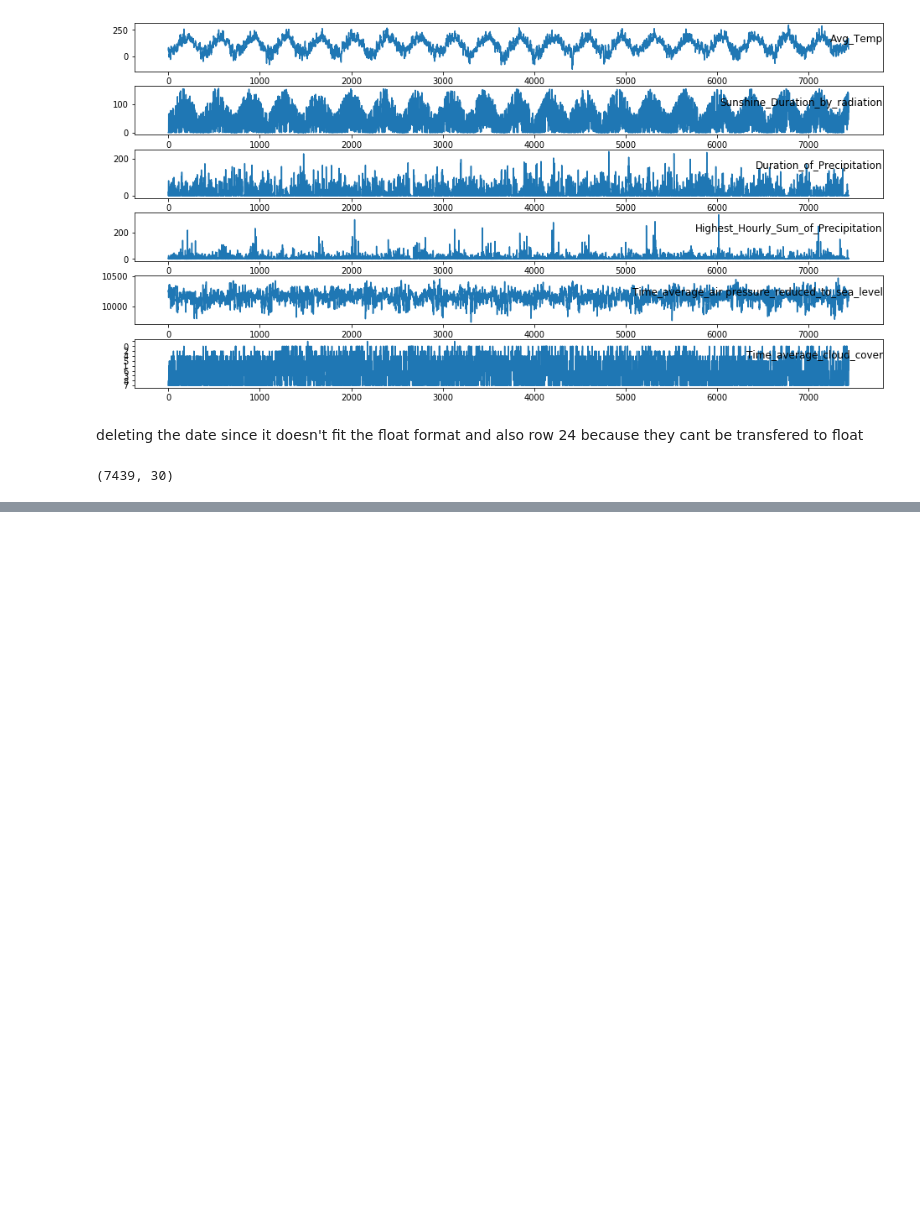
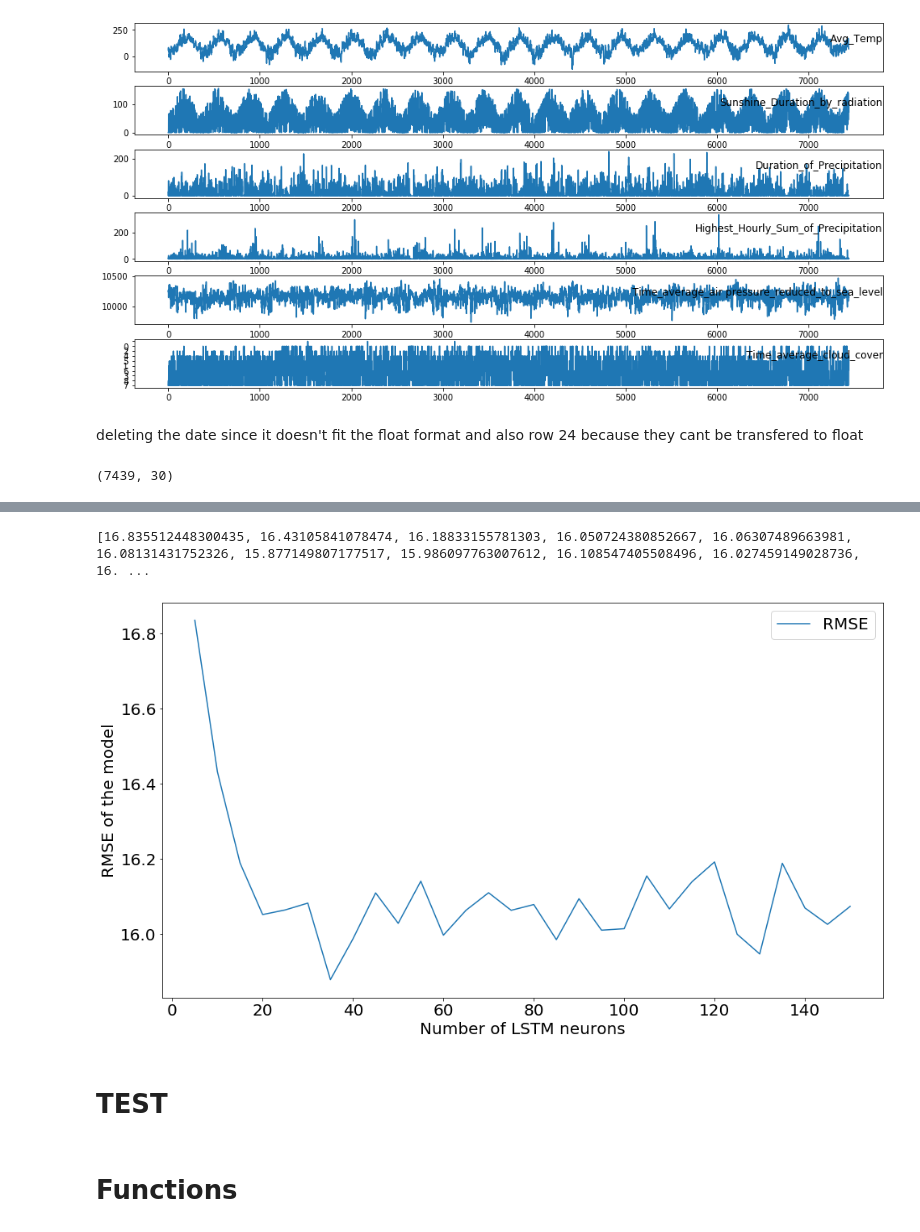
Before and after one commit to LawrenceFulton/NNProject, a Jupyter notebook: notebooks/LSTM.ipynb, the cells around one changed output, grey strips where cells are left out. Drawn from its saved outputs; the diff is of its cells as text; code cells hidden in the pictures; blank space fills up the shorter version.

```diff
--- a/notebooks/LSTM.ipynb
+++ b/notebooks/LSTM.ipynb
@@ -62,0 +323,24 @@ values.shape
+# %%
+final = [0] * 30
+for i in range(30):
+    final[i] = RMSE1[i]/repetitions
+# %%
+print(final)
+# %% [output]
+[16.835512448300435, 16.43105841078474, 16.18833155781303, 16.050724380852667, 16.06307489663981, 16.08131431752326, 15.877149807177517, 15.986097763007612, 16.108547405508496, 16.027459149028736, 16. ...
+# %%
+import matplotlib.ticker as mtick
+x_values = np.linspace(5,150,len(final))
+
+fig = pyplot.figure(1, figsize=(16,9))
+ax = fig.add_subplot(1,1,1)
+ax.plot(x_values, final, label = "RMSE")
+pyplot.xlabel("Number of LSTM neurons")
+pyplot.ylabel("RMSE of the model")
+pyplot.legend()
+
+pyplot.show()
+# %% [output]
+[figure, added]
+# %% [markdown]
+# TEST
@@ -62,0 +379,2 @@ values.shape
+# %% [markdown]
+# Functions
```
Also changed, not shown: parts of 22 cells of this notebook.
